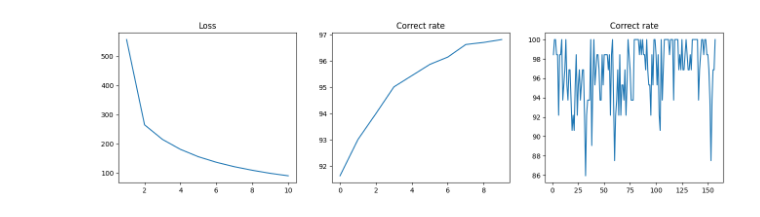
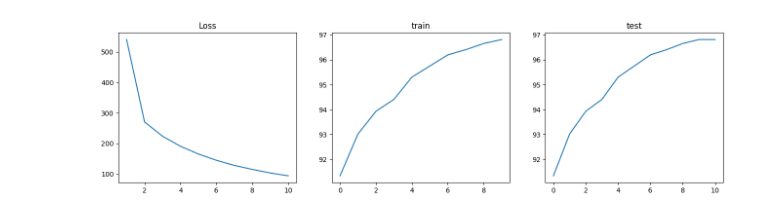
Before and after one commit to zxyup/RCS16_Vision_Train, a Jupyter notebook: HaoCheng_Chu/recongnize_num.ipynb, the cells around one changed output. Saved outputs shown, nothing was run; the diff lists cells and outputs as text; code cells hidden in the pictures.

```diff
--- a/HaoCheng_Chu/recongnize_num.ipynb
+++ b/HaoCheng_Chu/recongnize_num.ipynb
@@ -89,37 +89,36 @@ plt.figure(figsize=(16,4))
 plt.subplot(131)
 plt.title("Loss")
 plt.plot([i for i in range(1, 1 + len(Loss))], Loss)
 
 plt.subplot(132)
-plt.title("Correct rate")
+plt.title("train")
 plt.plot([i for i in range(len(Cor))],Cor)
 # 测试模型
 # 这行代码是将模型设置为评估（evaluation）模式。在深度学习中，模型在训练和评估阶段可能会有不同的行为和计算方式。下面是对该行代码的详细解释：
 # model 是你的深度学习模型对象。
 # eval() 是模型对象的一个方法，用于将模型设置为评估模式。
 # 在训练阶段，模型通常会使用到一些特定的操作或技巧，如批量归一化（batch normalization）、随机失活（dropout）等，这些操作在训练过程中可以提升模型的效果和泛化能力。
 #而在评估阶段，这些操作通常会被关闭或修改，因为它们对模型的输出结果可能会产生一些随机性。
 # eval() 方法会将模型切换到评估模式，即将模型的行为调整为在评估阶段应有的行为。例如，它会关闭一些具有随机性质的操作，以便模型的输出结果可以保持一致和可靠。
 #需要强调的是，在调用 eval() 方法后，模型的参数不会被修改，而只是影响了模型的计算方式和行为。
 plt.subplot(133)
 model.eval()
 correct = 0
 total = 0
 Save_Cor=[]
-cnt=0
+
 with torch.no_grad():
     for images, labels in test_loader:
         outputs = model(images)
         _, predicted = torch.max(outputs.data, 1)
         correct = (predicted == labels).sum().item()
-        cnt+=1
         Save_Cor.append(100 * correct / labels.size(0))
+    Cor.append(np.mean(Save_Cor))
 
-
-plt.title("Correct rate")
-plt.plot([i for i in range(1,1+cnt)],Save_Cor)
+plt.title("test")
+plt.plot([i for i in range(len(Cor))],Cor)
 plt.show()
 
 # print(f"Accuracy of the model on the 10000 test images: {100 * correct / total:.2f}%")
 # %% [output]
-[figure, old version]
+[figure, new version]
```
Also changed, not shown: 1 other file.
